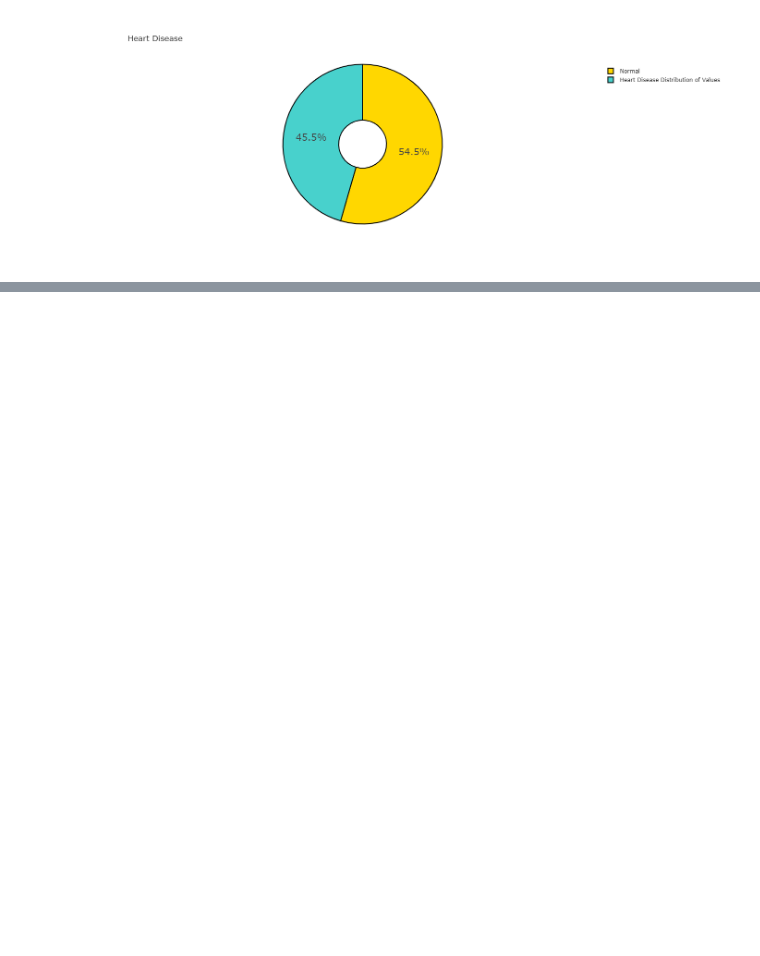
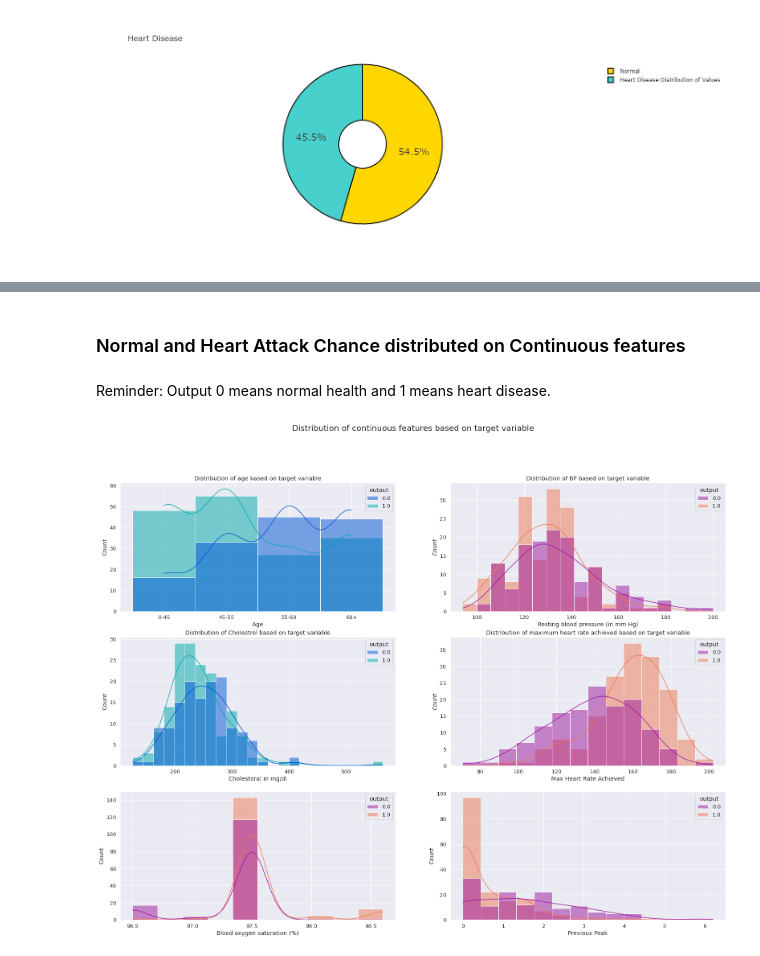
Before and after one commit to phycem/Data-Science-Projects-and-Tasks, a Jupyter notebook: Heart_Disease_Prediction.ipynb, the cells around one changed output, grey strips where cells are left out. Saved outputs shown, nothing was run; the diff lists cells and outputs as text; code cells hidden in the pictures; blank space fills up the shorter version.

```diff
--- a/Heart_Disease_Prediction.ipynb
+++ b/Heart_Disease_Prediction.ipynb
@@ -200,0 +246,33 @@ fig0.show()
+# %% [markdown]
+### Normal and Heart Attack Chance distributed on Continuous features
+# %% [markdown]
+Reminder: Output 0 means normal health and 1 means heart disease.
+# %%
+#@title #Normal and Heart Attack Chance distributed on Continuous features
+sns.set_context('notebook', font_scale= 1.2)
+fig, ax = plt.subplots(3, 2, figsize = (27, 20))
+
+plt.suptitle('Distribution of continuous features based on target variable', fontsize = 20)
+
+ax1 = sns.histplot(x ='age', data= df, hue= 'output', kde= True, ax= ax[0, 0], palette='winter')
+ax1.set(xlabel = 'Age', title= 'Distribution of age based on target variable')
+
+ax2 = sns.histplot(x ='trtbps', data= df, hue= 'output', kde= True, ax= ax[0, 1], palette='plasma')
+ax2.set(xlabel = 'Resting blood pressure (in mm Hg)', title= 'Distribution of BP based on target variable')
+
+ax3 = sns.histplot(x ='chol', data= df, hue= 'output', kde= True, ax= ax[1, 0], palette='winter')
+ax3.set(xlabel = 'Cholestoral in mg/dl', title= 'Distribution of Cholestrol based on target variable')
+
+ax4 = sns.histplot(x ='thalachh', data= df, hue= 'output', kde= True, ax= ax[1, 1], palette='plasma')
+ax4.set(xlabel = 'Max Heart Rate Achieved', title= 'Distribution of maximum heart rate achieved based on target variable')
+
+ax5 = sns.histplot(x ='o2Saturation', data= df, hue= 'output', kde= True, ax= ax[2, 0], palette='plasma')
+ax5.set(xlabel = 'Blood oxygen saturation (%)')
+
+
+ax6 = sns.histplot(x ='oldpeak', data= df, hue= 'output', kde= True, ax= ax[2, 1], palette='plasma')
+ax6.set(xlabel = 'Previous Peak')
+
+plt.show()
+# %% [output]
+[figure, added]
```
Also changed, not shown: parts of 198 cells of this notebook.
